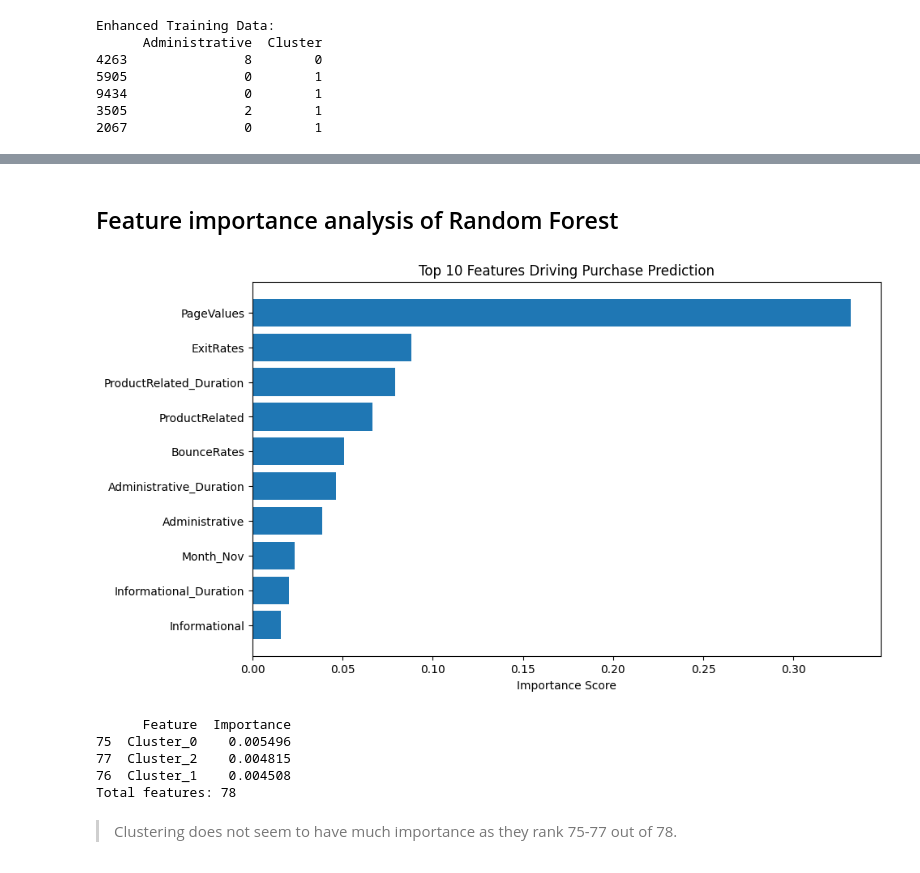
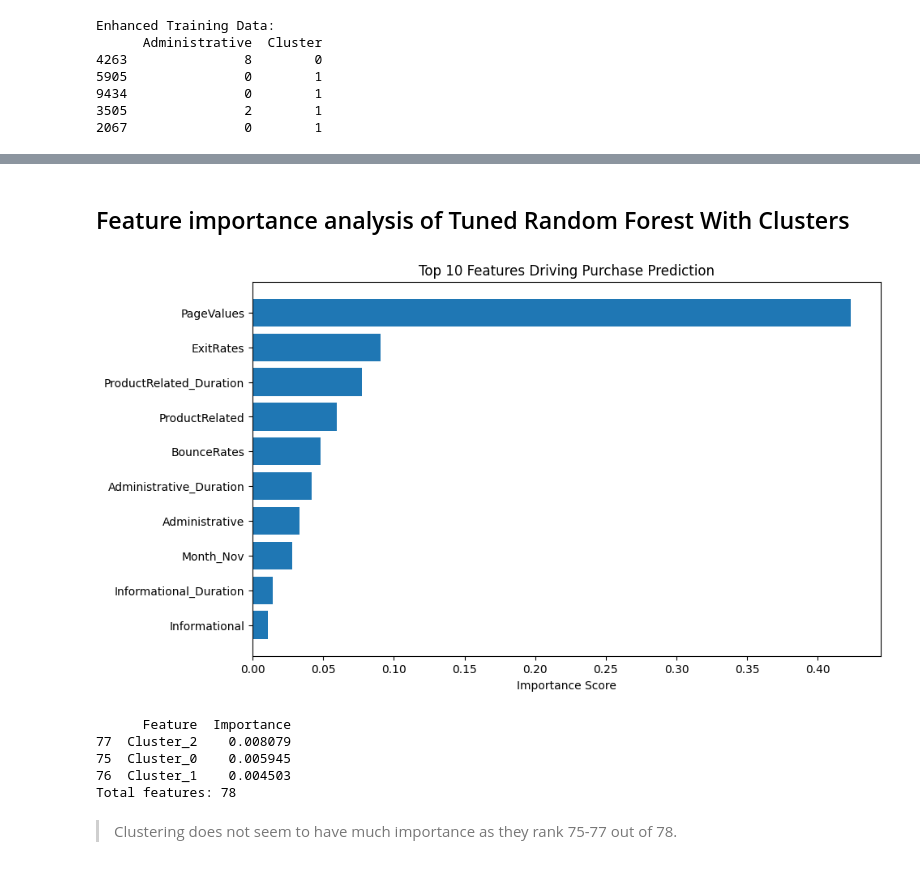
Before and after one commit to DetGrey/purchase-intent-project, a Jupyter notebook: clustering.ipynb, the cells around one changed output, grey strips where cells are left out. Saved outputs shown, nothing was run; the diff lists cells and outputs as text; code cells hidden in the pictures.

Commit message:
Clustering updated and prediction compared

```diff
--- a/clustering.ipynb
+++ b/clustering.ipynb
@@ -396,41 +397,41 @@ Log-loss: 0.2578423824634115
 # %% [markdown]
-## Feature importance analysis of Random Forest
+## Feature importance analysis of Tuned Random Forest With Clusters
 # %%
 import pandas as pd
 import matplotlib.pyplot as plt
 
 # Get the model from the pipeline
-rf_model = rf_pipeline.named_steps['model']
-preprocessor = rf_pipeline.named_steps['preprocessor']
+rf_model = tuned_rf_pipeline.named_steps['model']
+preprocessor = tuned_rf_pipeline.named_steps['preprocessor']
 
 # Get feature names from the one-hot encoder
 ohe = preprocessor.named_transformers_['cat']
 cat_feature_names = ohe.get_feature_names_out(categorical_features_enhanced)
 all_feature_names = numeric_features_enhanced + list(cat_feature_names)
 
 # Create a dataframe of importances
 importances = pd.DataFrame({
     'Feature': all_feature_names,
     'Importance': rf_model.feature_importances_
 }).sort_values(by='Importance', ascending=False)
 
 # Plot top 10 features
 plt.figure(figsize=(10,6))
 plt.barh(importances['Feature'][:10], importances['Importance'][:10])
 plt.gca().invert_yaxis()
 plt.title("Top 10 Features Driving Purchase Prediction")
 plt.xlabel("Importance Score")
 plt.show()
 
 # Check specifically where 'Cluster' ranks
 print(importances[importances['Feature'].str.contains("Cluster")])
 print('Total features:', len(all_feature_names))
 # %% [output]
-[figure, old version]
+[figure, new version]
       Feature  Importance
-75  Cluster_0    0.005496
-77  Cluster_2    0.004815
-76  Cluster_1    0.004508
+77  Cluster_2    0.008079
+75  Cluster_0    0.005945
+76  Cluster_1    0.004503
 Total features: 78
 # %% [markdown]
 > Clustering does not seem to have much importance as they rank 75-77 out of 78.
```
Also changed, not shown: parts of 1 cell of this notebook, 3 other files.
